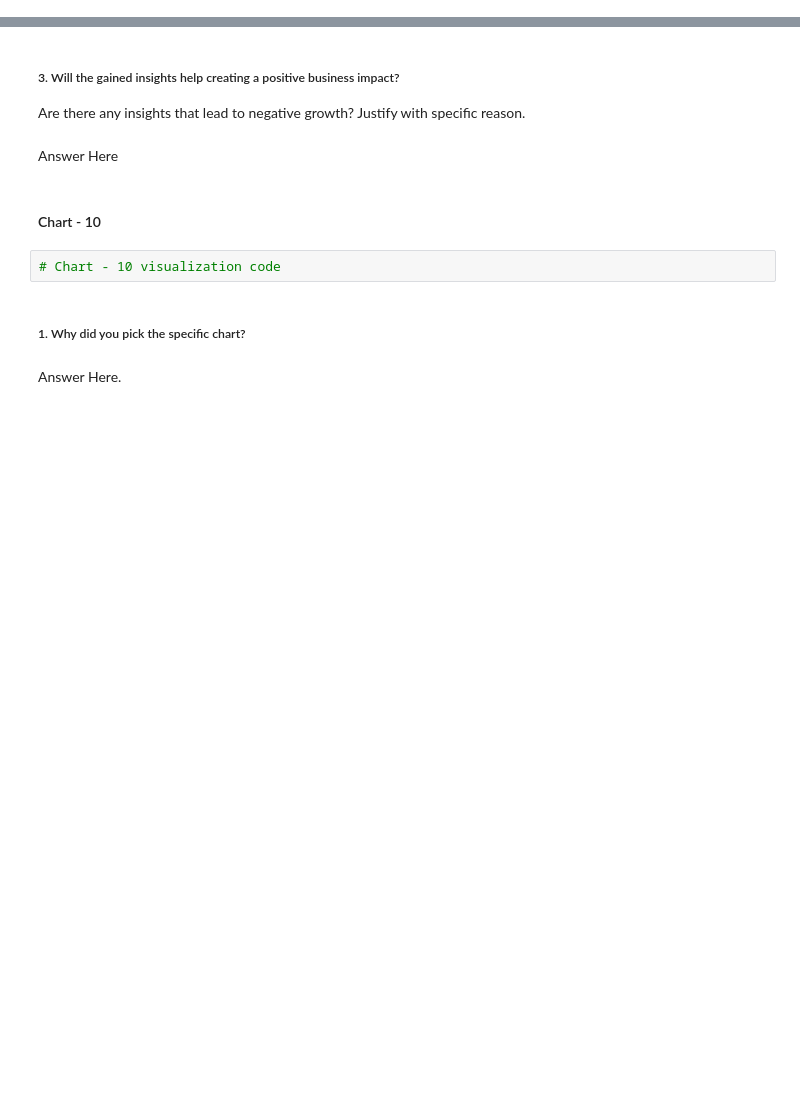
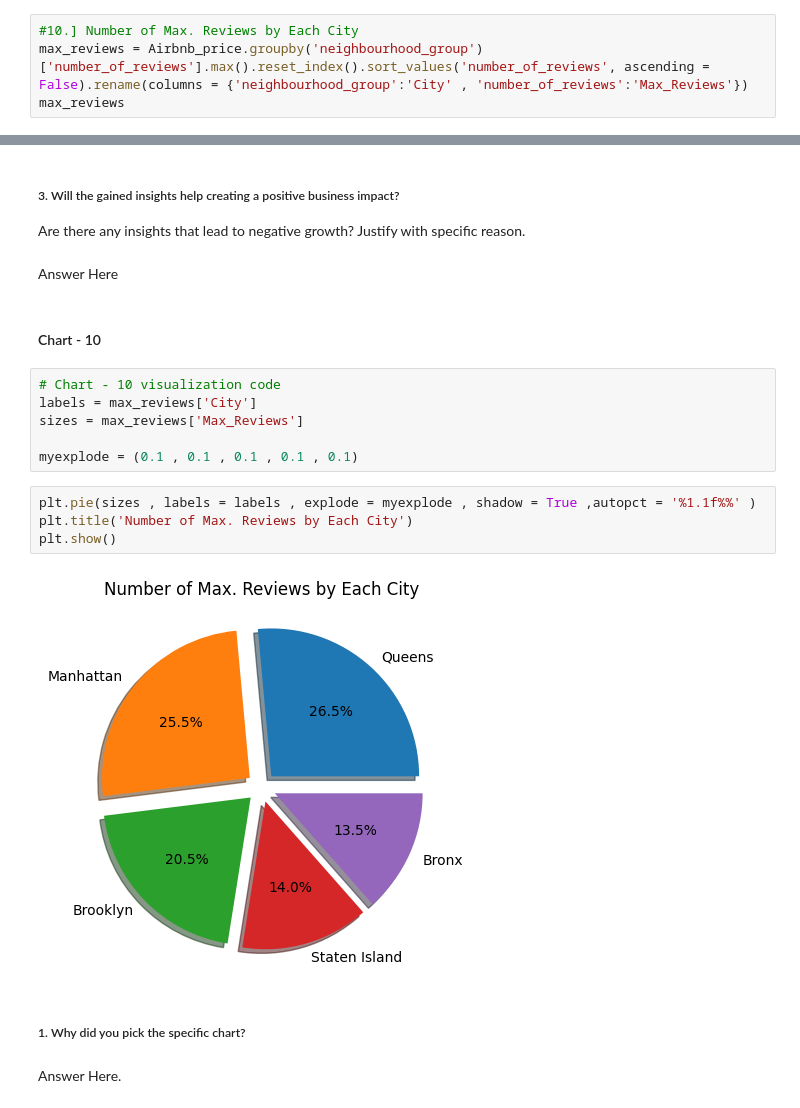
Before and after one commit to Ayushx29/EDA, a Jupyter notebook: AirBnb_Booking_Analysis_(EDA_PROJECT).ipynb, the cells around one changed output, grey strips where cells are left out. Cells and saved outputs as stored; diff of their text form; blank space fills up the shorter version.

```diff
--- a/AirBnb_Booking_Analysis_(EDA_PROJECT).ipynb
+++ b/AirBnb_Booking_Analysis_(EDA_PROJECT).ipynb
@@ -557,0 +569,4 @@ top5
+# %%
+#10.] Number of Max. Reviews by Each City
+max_reviews = Airbnb_price.groupby('neighbourhood_group')['number_of_reviews'].max().reset_index().sort_values('number_of_reviews', ascending = False).rename(columns = {'neighbourhood_group':'City' , 'number_of_reviews':'Max_Reviews'})
+max_reviews
@@ -785,8 +839,18 @@ Are there any insights that lead to negative growth? Justify with specific reaso
 Answer Here
 # %% [markdown]
 #### Chart - 10
-# %%
-# Chart - 10 visualization code
+# %%
+# Chart - 10 visualization code
+labels = max_reviews['City']
+sizes = max_reviews['Max_Reviews']
+
+myexplode = (0.1 , 0.1 , 0.1 , 0.1 , 0.1)
+# %%
+plt.pie(sizes , labels = labels , explode = myexplode , shadow = True ,autopct = '%1.1f%%' )
+plt.title('Number of Max. Reviews by Each City')
+plt.show()
+# %% [output]
+[figure, added]
 # %% [markdown]
 ##### 1. Why did you pick the specific chart?
 # %% [markdown]
```
Also changed, not shown: parts of 9 cells of this notebook.
